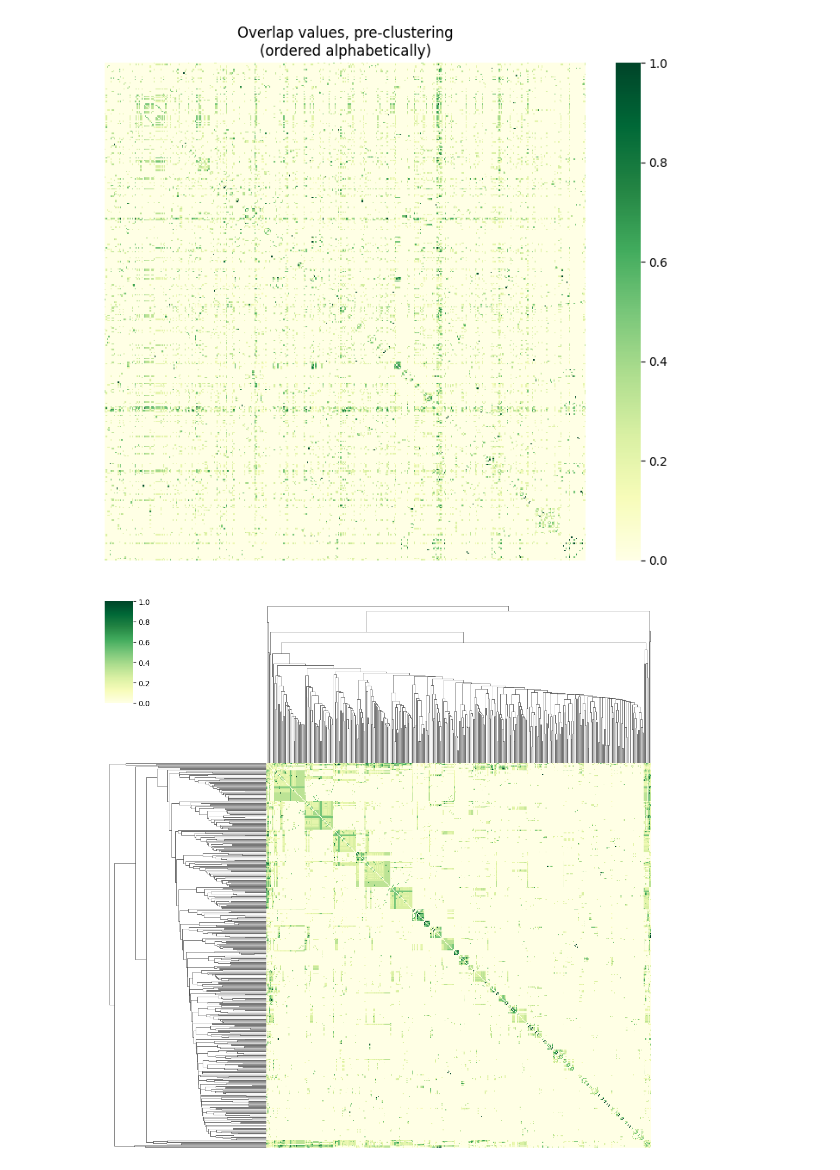
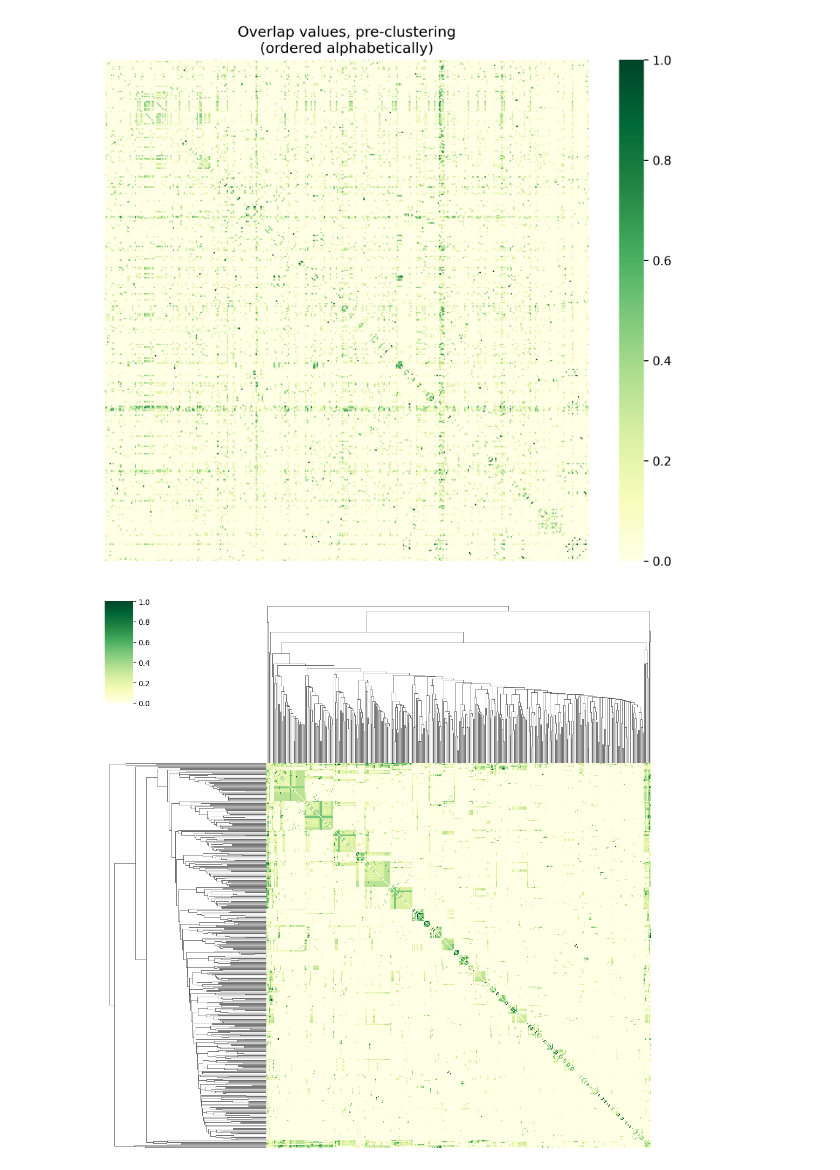
Before and after one commit to skelysium/metabolism-clustering, a Jupyter notebook: project_code.ipynb, the cells around one changed output. Saved outputs shown, nothing was run; the diff lists cells and outputs as text; code cells hidden in the pictures.

```diff
--- a/project_code.ipynb
+++ b/project_code.ipynb
@@ -387,40 +393,40 @@ ovpR_ECC2 = pd.read_csv(Path('overlap_matrices/ECC2/ECC2_reduced.csv')).to_numpy
 for i in np.arange(len(ovpR_ECC2[:,0])): # set the overlap of a substrate to itself to zero (formality for visual comparison to the literature, which does this for some reason. won't be used for actual clustering)
     ovpR_ECC2[i,i] = 0
 
-heatmapFig, ax = plt.subplots(figsize=(9,7.5))
+heatmapFig, ax = plt.subplots(figsize=(9,7.5),dpi=300)
 
 sea.heatmap(ovpR_ECC2,cmap='YlGn',xticklabels=False,yticklabels=False, ax=ax) # make a heatmap of the pre-clustering overlap matrix
 ax.set_title('Overlap values, pre-clustering\n(ordered alphabetically)')
 plt.show()
 
 dist = 1-np.copy(ovpR_ECC2) # convert the overlap (similarity) matrix to a distance matrix so that we can use it for Ward's method (which requires Eucilidean distances)
 for i in np.arange(len(dist[:,0])):
     dist[i,i] = 0 # the distance between a substrate and itself is the baseline of zero
 
 link = linkage(pdist(dist,'euclidean'),'average') # perform clustering on the distance matrix, using UPGMA method (same as authors)
 clusterAvFig = sea.clustermap(ovpR_ECC2,row_linkage=link,col_linkage=link,metric='euclidean',cmap='YlGn',dendrogram_ratio=(.3),xticklabels=False,yticklabels=False,figsize=(10.5,10.5)) # plot the overlap matrix heatmap, using the above clustering
 plt.show()
 
 # do the same thing again, now using Ward's method (gives us better-separated clusters)
 link = linkage(pdist(dist,'euclidean'),'ward')
 clusterWdFig = sea.clustermap(ovpR_ECC2,row_linkage=link,col_linkage=link,metric='euclidean',cmap='YlGn',dendrogram_ratio=(.3),xticklabels=False,yticklabels=False,figsize=(10.5,10.5))
 plt.show()
 
 # make a plot of just the dendrogram, truncated to our best-separated clusters
-denFig, ax = plt.subplots(figsize=(9,6))
+denFig, ax = plt.subplots(figsize=(9,6),dpi=300)
 dendrogram(link,p=7,truncate_mode='lastp',show_contracted=True,show_leaf_counts=True,color_threshold=0,get_leaves=True,ax=ax)
 ax.set_title('Truncated dendrogram, Ward algorithm')
 ax.set_ylabel('Distance')
 ax.set_xlabel('(Species per cluster)')
 plt.show()
 
 # save figures to file
-heatmapFig.savefig(Path('figures/heatmap.png'))
-clusterAvFig.savefig(Path('figures/cluster_UPGMA.png'))
-clusterWdFig.savefig(Path('figures/cluster_ward.png'))
-denFig.savefig(Path('figures/dendrogram.png'))
+heatmapFig.savefig(Path('figures/heatmap.png'),bbox_inches='tight')
+clusterAvFig.savefig(Path('figures/cluster_UPGMA.png'),dpi=300)
+clusterWdFig.savefig(Path('figures/cluster_ward.png'),dpi=300)
+denFig.savefig(Path('figures/dendrogram.png'),bbox_inches='tight')
 # %% [output]
-[figure, old version]
+[figure, new version]
 [figure]
 [figure]
 [figure]
```
Also changed, not shown: parts of 4 cells of this notebook, 24 other files.
